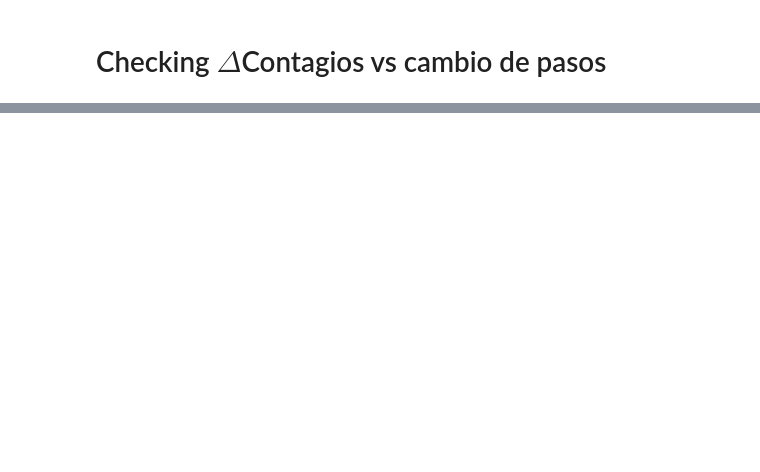
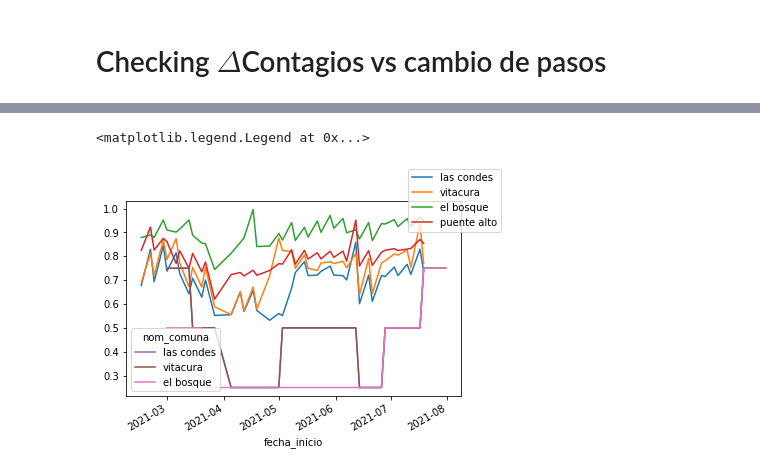
Before and after one commit to tanaxer01/mov-in-covid, a Jupyter notebook: cov_predictions_no_sarimax.ipynb, the cells around one changed output, grey strips where cells are left out. Saved outputs shown, nothing was run; the diff lists cells and outputs as text; code cells hidden in the pictures; blank space fills up the shorter version.

```diff
--- a/cov_predictions_no_sarimax.ipynb
+++ b/cov_predictions_no_sarimax.ipynb
@@ -592,0 +594,22 @@ Name: santiago, dtype: float64
+# %%
+
+
+
+fig, ax = plt.subplots()
+
+# ax.scatter(all_fase.santiago.index, all_fase.santiago)
+# paso_a_paso.santiago.plot(ax=ax)
+
+#all_fases
+
+#var_salidas.santiago[ var_salidas.santiago.between_time(*all_fases.iloc[-1][["fecha_inicio", "fecha_termino"]].values) ]
+#all_fases.iloc[0][["fecha_inicio", "fecha_termino"]].values
+for i in ["las condes", "vitacura", "el bosque", "puente alto"]:
+  var_salidas[i].loc[all_fases.iloc[4].fecha_inicio: all_fases.iloc[6].fecha_termino].plot(ax=ax)
+
+#paso_a_paso[["las condes", "vitacura", "el bosque", "puente alto"]].loc['2021-03-01':'2021:07:31'].plot(ax=ax)
+(paso_a_paso / paso_a_paso.max() )[["las condes", "vitacura", "el bosque"]].loc['2021-03-01':'2021-07-31'].plot(ax=ax)
+fig.legend(["las condes", "vitacura", "el bosque", "puente alto"])
+# %% [output]
+<matplotlib.legend.Legend at 0x...>
+[figure, added]
```
Also changed, not shown: parts of 15 cells of this notebook.
